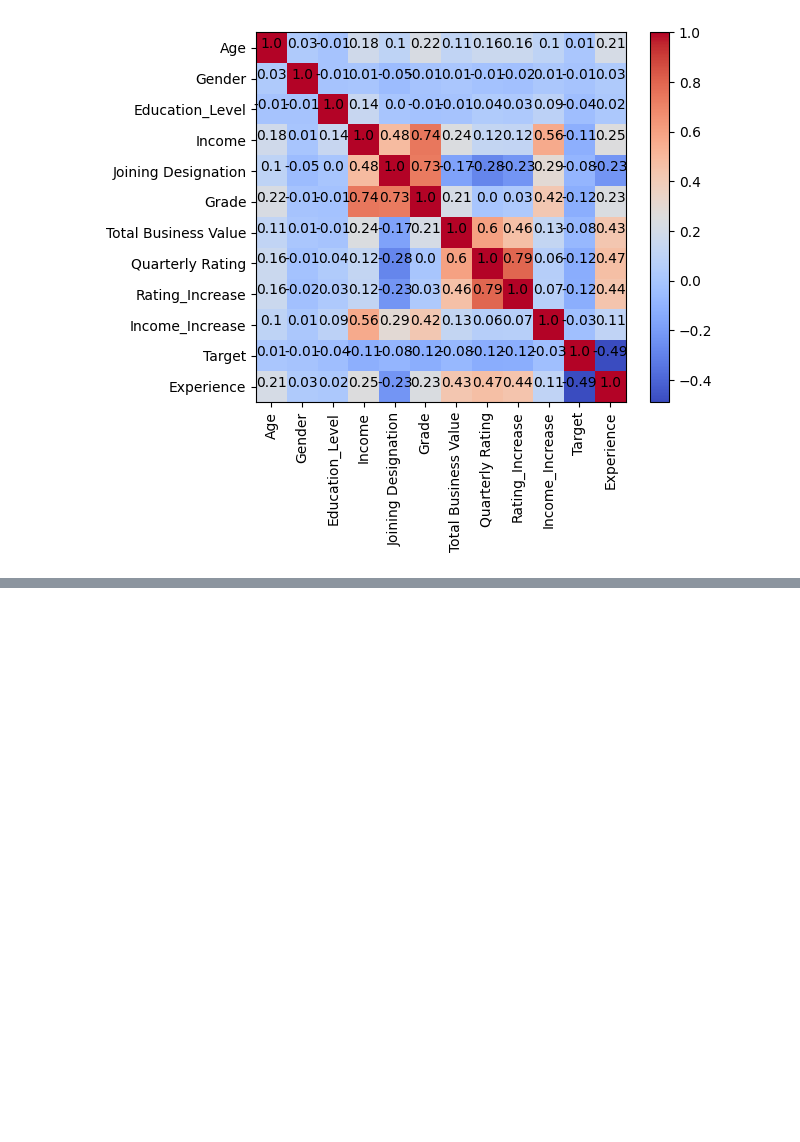
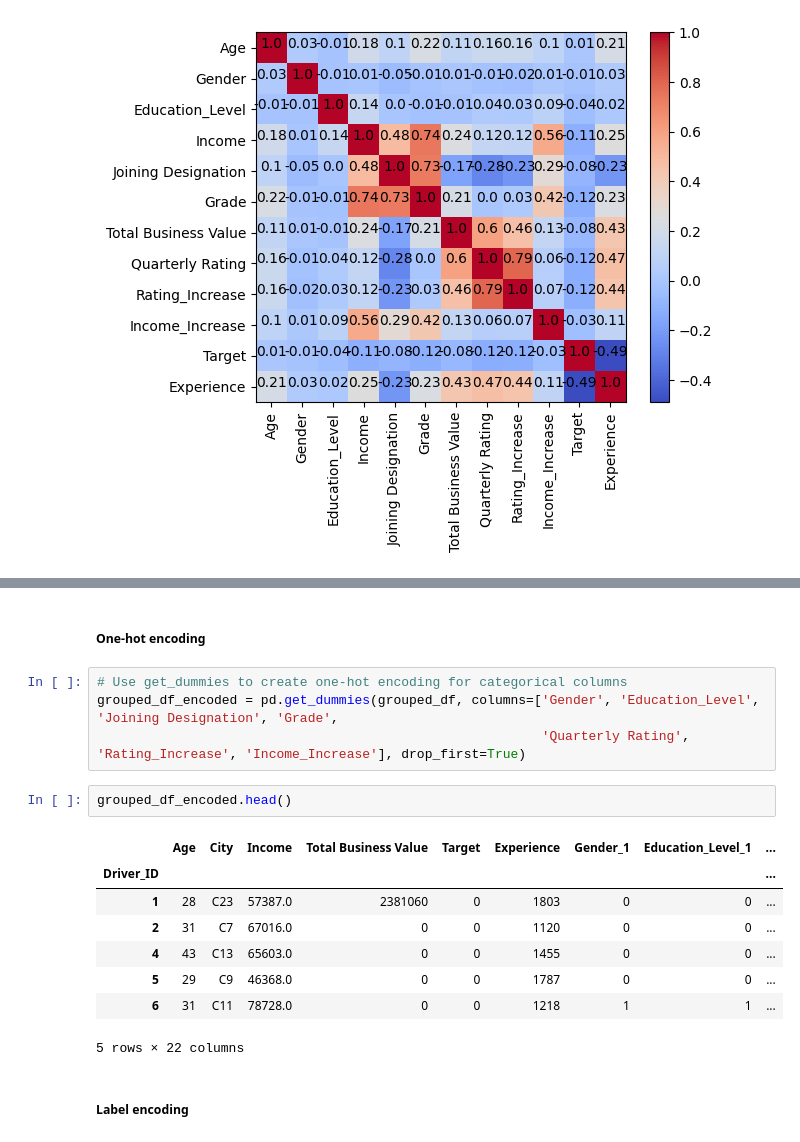
Before and after one commit to pradeepvaranasi/RideSharing_riderAttrition_casestudy, a Jupyter notebook: RideSharing_Casestudy_EnsembleLearning.ipynb, the cells around one changed output, grey strips where cells are left out. Saved outputs shown, nothing was run; the diff lists cells and outputs as text; blank space fills up the shorter version.

```diff
--- a/RideSharing_Casestudy_EnsembleLearning.ipynb
+++ b/RideSharing_Casestudy_EnsembleLearning.ipynb
@@ -328,0 +353,19 @@ plt.show()
+# %% [markdown]
+##### One-hot encoding
+# %%
+# Use get_dummies to create one-hot encoding for categorical columns
+grouped_df_encoded = pd.get_dummies(grouped_df, columns=['Gender', 'Education_Level', 'Joining Designation', 'Grade',
+                                                         'Quarterly Rating', 'Rating_Increase', 'Income_Increase'], drop_first=True)
+# %%
+grouped_df_encoded.head()
+# %% [output]
+|  | Age | City | Income | Total Business Value | Target | Experience | Gender_1 | Education_Level_1 | ... |
+| Driver_ID |  |  |  |  |  |  |  |  | ... |
+| 1 | 28 | C23 | 57387.0 | 2381060 | 0 | 1803 | 0 | 0 | ... |
+| 2 | 31 | C7 | 67016.0 | 0 | 0 | 1120 | 0 | 0 | ... |
+| 4 | 43 | C13 | 65603.0 | 0 | 0 | 1455 | 0 | 0 | ... |
+| 5 | 29 | C9 | 46368.0 | 0 | 0 | 1787 | 0 | 0 | ... |
+| 6 | 31 | C11 | 78728.0 | 0 | 0 | 1218 | 1 | 1 | ... |
+5 rows × 22 columns
+# %% [markdown]
+##### Label encoding
```
Also changed, not shown: parts of 14 cells of this notebook.
